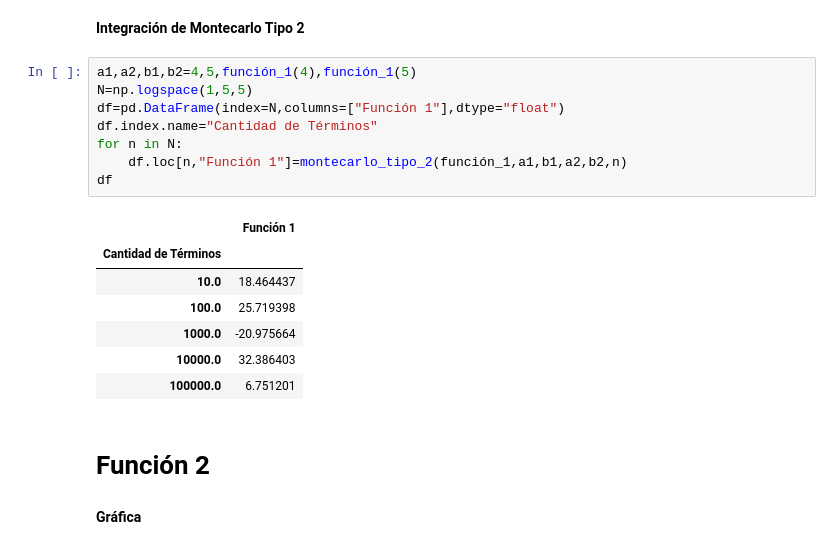
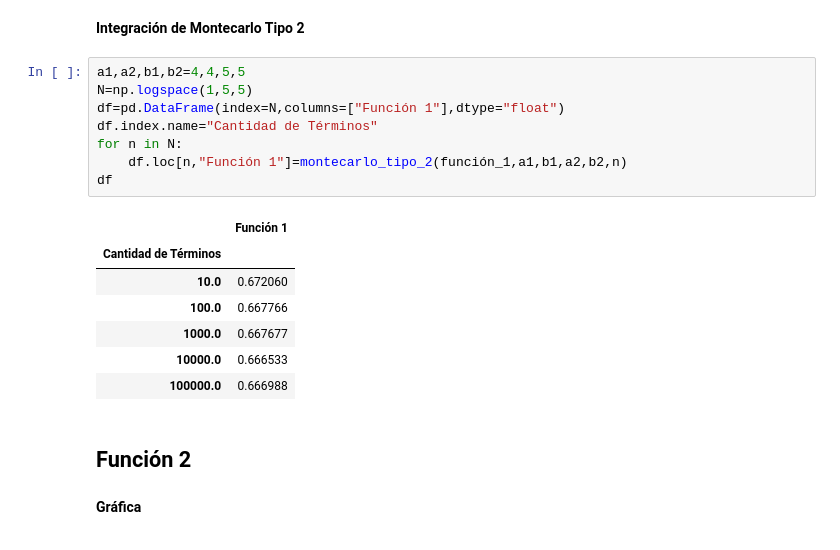
Before and after one commit to Miriam1999/Examen-2, a Jupyter notebook: Examen 2.ipynb, the cells around one changed output. Cells and saved outputs as stored; diff of their text form.

```diff
--- a/Examen 2.ipynb
+++ b/Examen 2.ipynb
@@ -70,23 +53,23 @@ df
 # %% [markdown]
 **Integración de Montecarlo Tipo 2**
 # %%
-a1,a2,b1,b2=4,5,función_1(4),función_1(5)
+a1,a2,b1,b2=4,4,5,5
 N=np.logspace(1,5,5)
 df=pd.DataFrame(index=N,columns=["Función 1"],dtype="float")
 df.index.name="Cantidad de Términos"
 for n in N:
     df.loc[n,"Función 1"]=montecarlo_tipo_2(función_1,a1,b1,a2,b2,n)
 df
 # %% [output]
 |  | Función 1 |
 | Cantidad de Términos |  |
-| 10.0 | 18.464437 |
-| 100.0 | 25.719398 |
-| 1000.0 | -20.975664 |
-| 10000.0 | 32.386403 |
-| 100000.0 | 6.751201 |
+| 10.0 | 0.672060 |
+| 100.0 | 0.667766 |
+| 1000.0 | 0.667677 |
+| 10000.0 | 0.666533 |
+| 100000.0 | 0.666988 |
 # %% [markdown]
-# Función 2
+## Función 2
 # %% [markdown]
 **Gráfica**
 # %%
```
Also changed, not shown: parts of 53 cells of this notebook.
